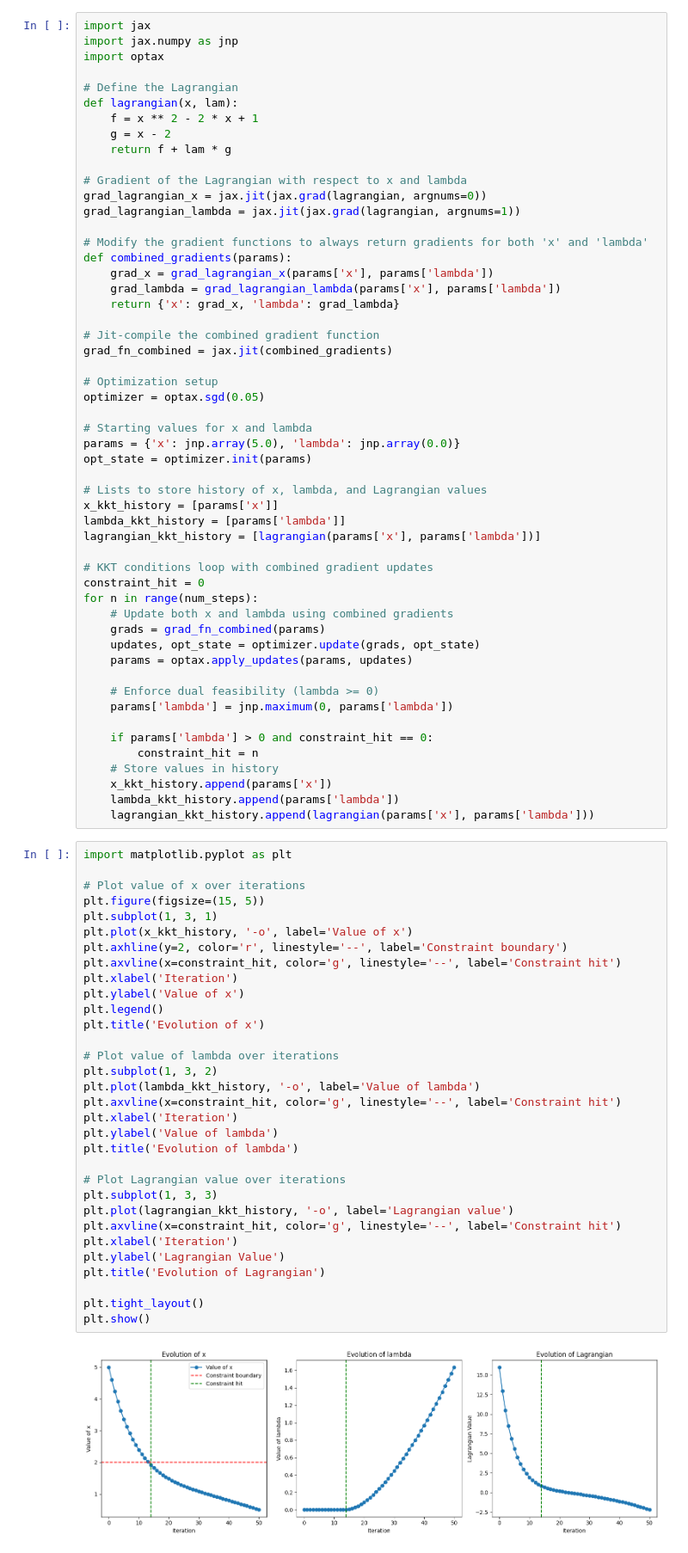
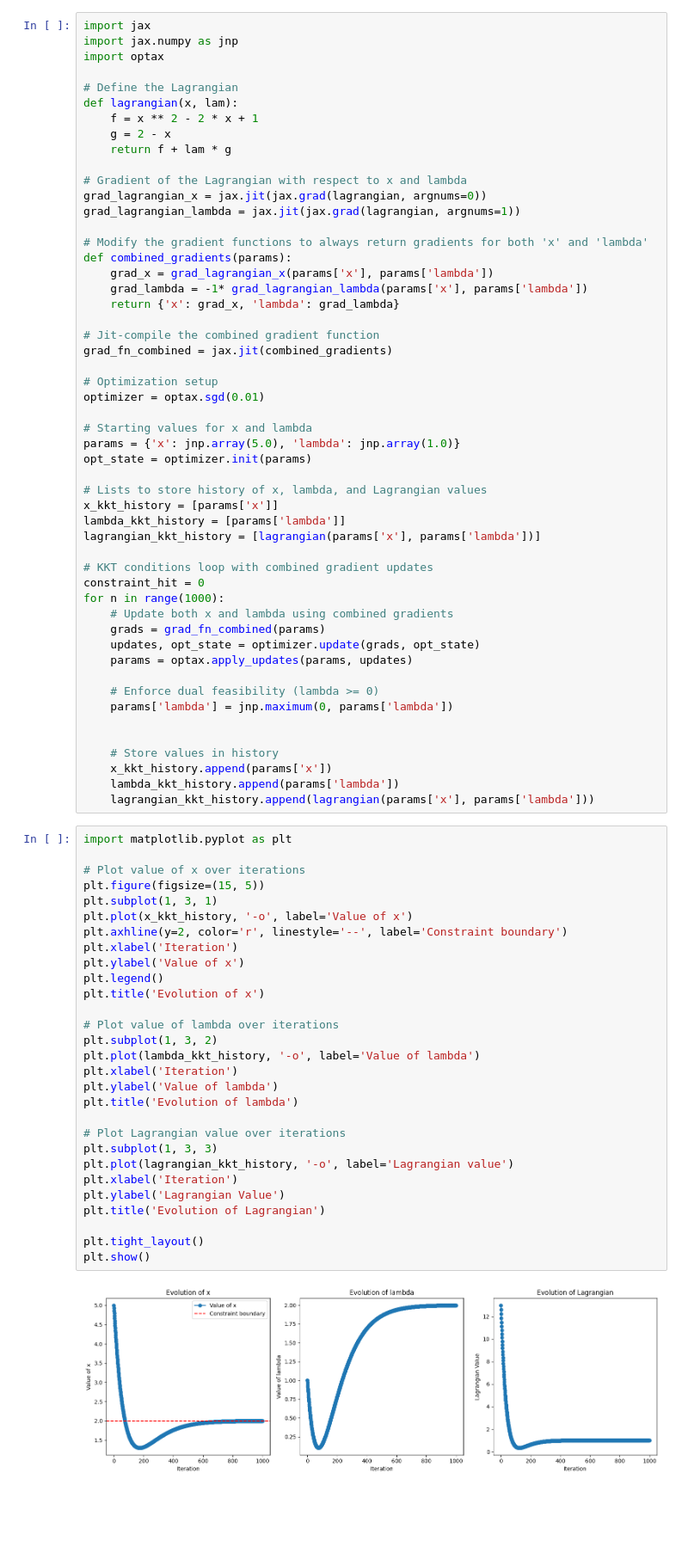
Before and after one commit to arjun-prakash/stackelberg-reach-avoid, a Jupyter notebook: gym_examples/src/lagrange.ipynb, the cells around one changed output. Shown at 86% size. Drawn from its saved outputs; the diff is of its cells as text; blank space fills up the shorter version.

```diff
--- a/gym_examples/src/lagrange.ipynb
+++ b/gym_examples/src/lagrange.ipynb
@@ -115,7 +117,7 @@ import optax
 # Define the Lagrangian
 def lagrangian(x, lam):
     f = x ** 2 - 2 * x + 1
-    g = x - 2
+    g = 2 - x
     return f + lam * g
 
 # Gradient of the Lagrangian with respect to x and lambda
@@ -125,17 +127,17 @@ grad_lagrangian_lambda = jax.jit(jax.grad(lagrangian, argnums=1))
 # Modify the gradient functions to always return gradients for both 'x' and 'lambda'
 def combined_gradients(params):
     grad_x = grad_lagrangian_x(params['x'], params['lambda'])
-    grad_lambda = grad_lagrangian_lambda(params['x'], params['lambda'])
+    grad_lambda = -1* grad_lagrangian_lambda(params['x'], params['lambda'])
     return {'x': grad_x, 'lambda': grad_lambda}
 
 # Jit-compile the combined gradient function
 grad_fn_combined = jax.jit(combined_gradients)
 
 # Optimization setup
-optimizer = optax.sgd(0.05)
+optimizer = optax.sgd(0.01)
 
 # Starting values for x and lambda
-params = {'x': jnp.array(5.0), 'lambda': jnp.array(0.0)}
+params = {'x': jnp.array(5.0), 'lambda': jnp.array(1.0)}
 opt_state = optimizer.init(params)
 
 # Lists to store history of x, lambda, and Lagrangian values
@@ -145,7 +147,7 @@ lagrangian_kkt_history = [lagrangian(params['x'], params['lambda'])]
 
 # KKT conditions loop with combined gradient updates
 constraint_hit = 0
-for n in range(num_steps):
+for n in range(1000):
     # Update both x and lambda using combined gradients
     grads = grad_fn_combined(params)
     updates, opt_state = optimizer.update(grads, opt_state)
@@ -154,8 +156,7 @@ for n in range(num_steps):
     # Enforce dual feasibility (lambda >= 0)
     params['lambda'] = jnp.maximum(0, params['lambda'])
 
-    if params['lambda'] > 0 and constraint_hit == 0:
-        constraint_hit = n
+
     # Store values in history
     x_kkt_history.append(params['x'])
     lambda_kkt_history.append(params['lambda'])
@@ -163,34 +164,31 @@ for n in range(num_steps):
 # %%
 import matplotlib.pyplot as plt
 
 # Plot value of x over iterations
 plt.figure(figsize=(15, 5))
 plt.subplot(1, 3, 1)
 plt.plot(x_kkt_history, '-o', label='Value of x')
 plt.axhline(y=2, color='r', linestyle='--', label='Constraint boundary')
-plt.axvline(x=constraint_hit, color='g', linestyle='--', label='Constraint hit')
 plt.xlabel('Iteration')
 plt.ylabel('Value of x')
 plt.legend()
 plt.title('Evolution of x')
 
 # Plot value of lambda over iterations
 plt.subplot(1, 3, 2)
 plt.plot(lambda_kkt_history, '-o', label='Value of lambda')
-plt.axvline(x=constraint_hit, color='g', linestyle='--', label='Constraint hit')
 plt.xlabel('Iteration')
 plt.ylabel('Value of lambda')
 plt.title('Evolution of lambda')
 
 # Plot Lagrangian value over iterations
 plt.subplot(1, 3, 3)
 plt.plot(lagrangian_kkt_history, '-o', label='Lagrangian value')
-plt.axvline(x=constraint_hit, color='g', linestyle='--', label='Constraint hit')
 plt.xlabel('Iteration')
 plt.ylabel('Lagrangian Value')
 plt.title('Evolution of Lagrangian')
 
 plt.tight_layout()
 plt.show()
 # %% [output]
-[figure, old version]
+[figure, new version]
```
Also changed, not shown: parts of 12 cells of this notebook.
